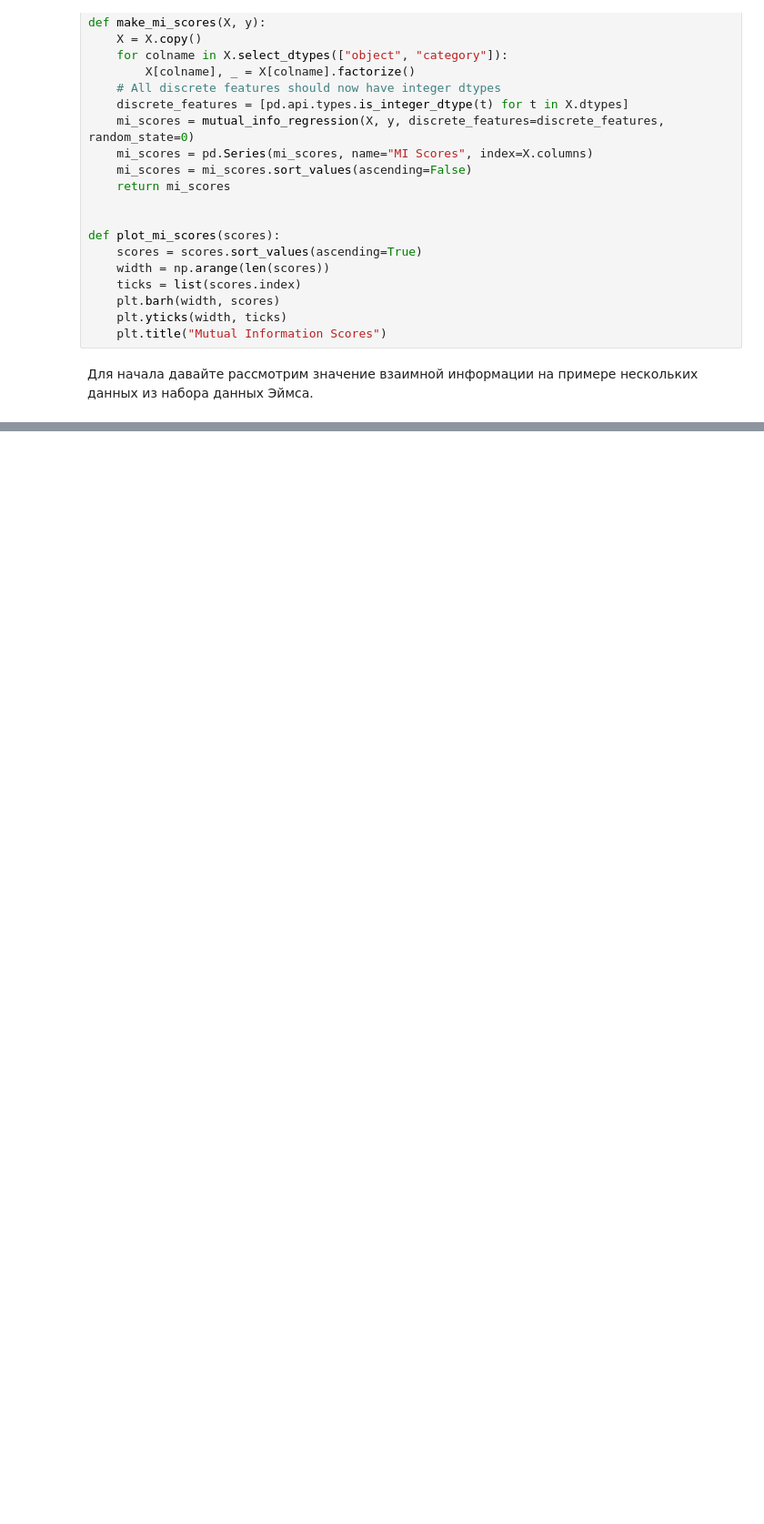
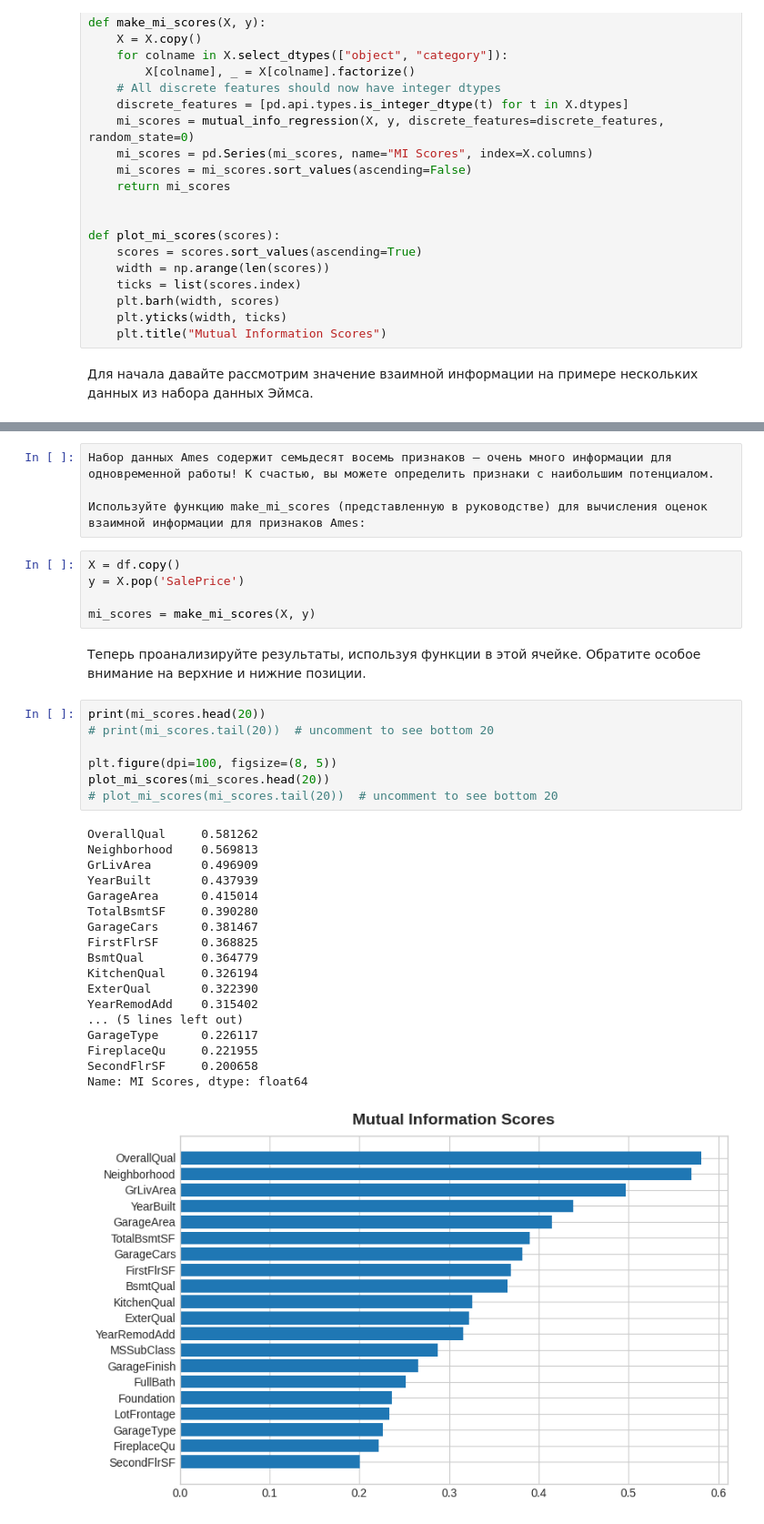
Before and after one commit to Grashch/Kaggle_tasks, a Jupyter notebook: Feature_Engineering.ipynb, the cells around one changed output, grey strips where cells are left out. Shown at 91% size. Drawn from its saved outputs; the diff is of its cells as text; blank space fills up the shorter version.

```diff
--- a/Feature_Engineering.ipynb
+++ b/Feature_Engineering.ipynb
@@ -308 +323,38 @@ sns.relplot(
 Судя по графикам, YearBuilt должен иметь самый высокий показатель MI, поскольку знание года, как правило, ограничивает диапазон возможных значений SalePrice. Однако для MoSold это обычно не так. Наконец, поскольку ScreenPorch обычно имеет только одно значение, 0, в среднем он мало что скажет о SalePrice (хотя и больше, чем MoSold).
+# %%
+Набор данных Ames содержит семьдесят восемь признаков — очень много информации для одновременной работы! К счастью, вы можете определить признаки с наибольшим потенциалом.
+
+Используйте функцию make_mi_scores (представленную в руководстве) для вычисления оценок взаимной информации для признаков Ames:
+# %%
+X = df.copy()
+y = X.pop('SalePrice')
+
+mi_scores = make_mi_scores(X, y)
+# %% [markdown]
+Теперь проанализируйте результаты, используя функции в этой ячейке. Обратите особое внимание на верхние и нижние позиции.
+# %%
+print(mi_scores.head(20))
+# print(mi_scores.tail(20))  # uncomment to see bottom 20
+
+plt.figure(dpi=100, figsize=(8, 5))
+plot_mi_scores(mi_scores.head(20))
+# plot_mi_scores(mi_scores.tail(20))  # uncomment to see bottom 20
+# %% [output]
+OverallQual     0.581262
+Neighborhood    0.569813
+GrLivArea       0.496909
+YearBuilt       0.437939
+GarageArea      0.415014
+TotalBsmtSF     0.390280
+GarageCars      0.381467
+FirstFlrSF      0.368825
+BsmtQual        0.364779
+KitchenQual     0.326194
+ExterQual       0.322390
+YearRemodAdd    0.315402
+... (5 lines left out)
+GarageType      0.226117
+FireplaceQu     0.221955
+SecondFlrSF     0.200658
+Name: MI Scores, dtype: float64
+[figure, added]
```
Also changed, not shown: parts of 4 cells of this notebook.
